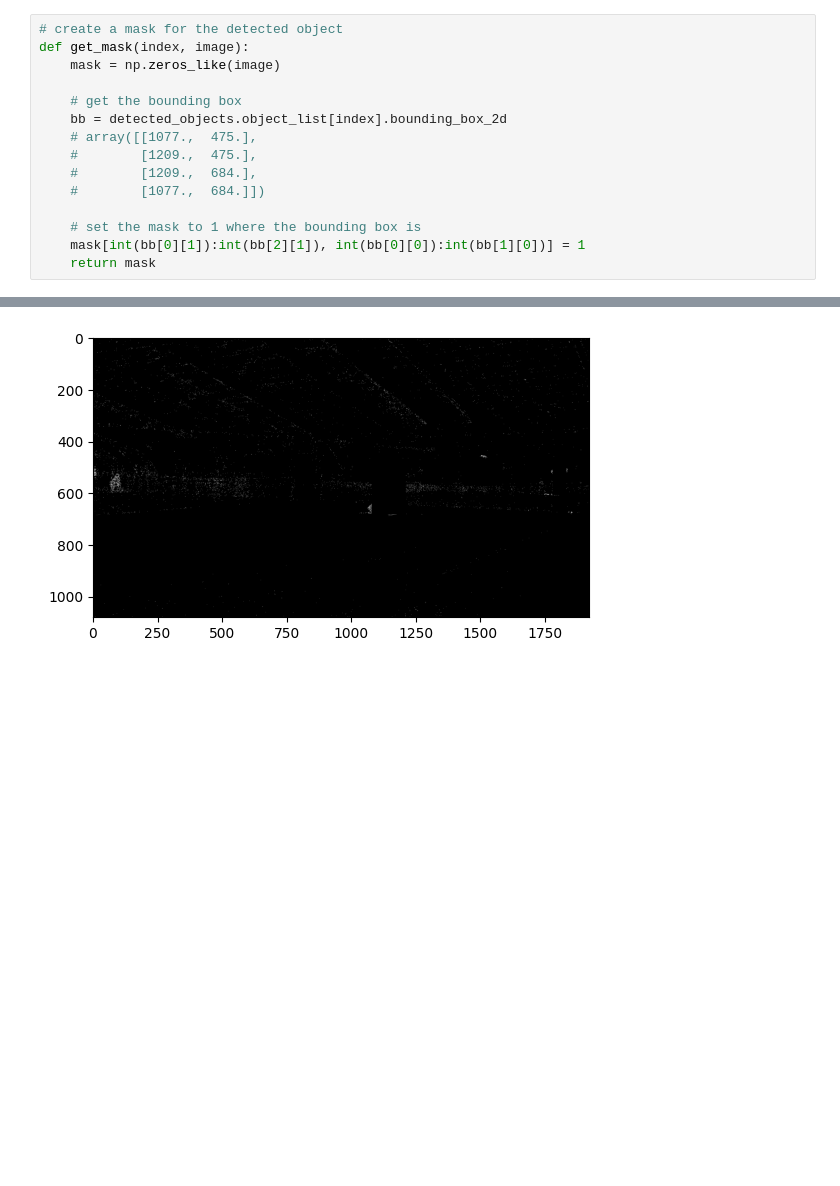
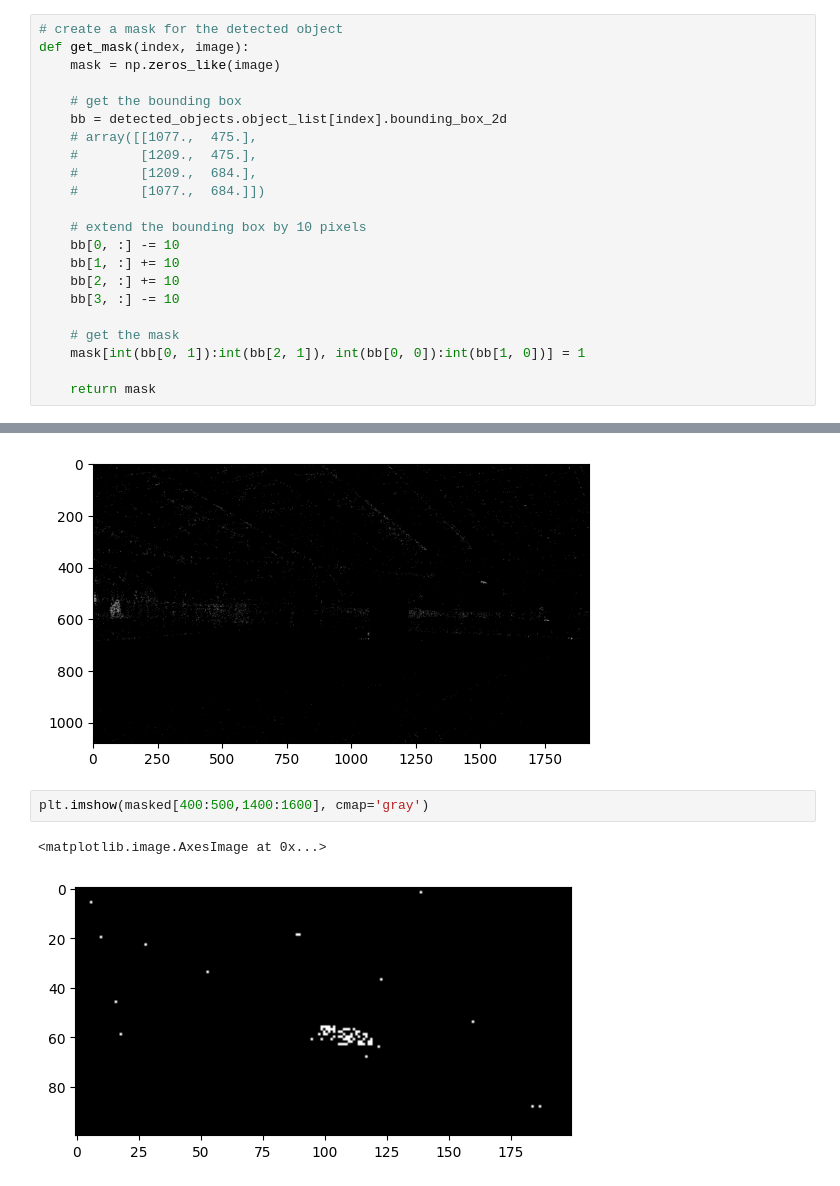
Before and after one commit to fhnw-ds/fhnw-cda2-tennis-analysis, a Jupyter notebook: tennis_ball_detection.ipynb, the cells around one changed output, grey strips where cells are left out. Drawn from its saved outputs; the diff is of its cells as text; blank space fills up the shorter version.

```diff
--- a/tennis_ball_detection.ipynb
+++ b/tennis_ball_detection.ipynb
@@ -161,8 +161,15 @@ def get_mask(index, image):
     #        [1209.,  684.],
     #        [1077.,  684.]])
 
-    # set the mask to 1 where the bounding box is
-    mask[int(bb[0][1]):int(bb[2][1]), int(bb[0][0]):int(bb[1][0])] = 1
+    # extend the bounding box by 10 pixels
+    bb[0, :] -= 10
+    bb[1, :] += 10
+    bb[2, :] += 10
+    bb[3, :] -= 10
+
+    # get the mask
+    mask[int(bb[0, 1]):int(bb[2, 1]), int(bb[0, 0]):int(bb[1, 0])] = 1
+
     return mask
 # %%
 masked = temp_image
@@ -175,3 +182,8 @@ plt.imshow(masked, cmap='gray')
 # %% [output]
 <matplotlib.image.AxesImage at 0x...>
 [figure]
+# %%
+plt.imshow(masked[400:500,1400:1600], cmap='gray')
+# %% [output]
+<matplotlib.image.AxesImage at 0x...>
+[figure, added]
```
